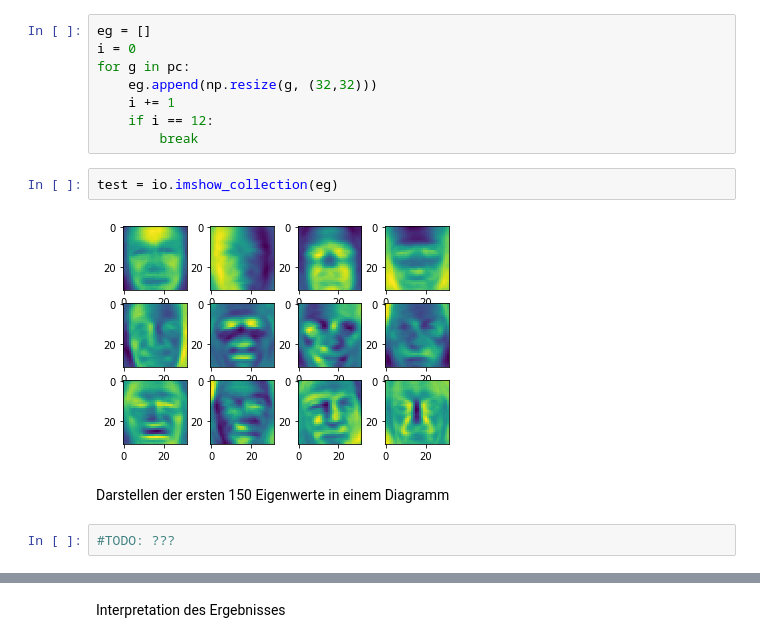
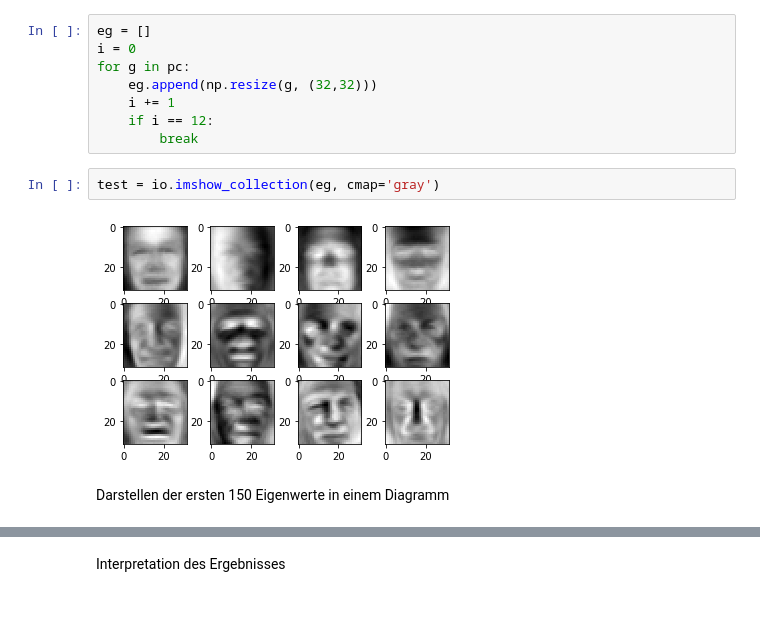
Before and after one commit to fa97ber/MachineLearning, a Jupyter notebook: ML/ML_02_02.ipynb, the cells around one changed output, grey strips where cells are left out. Drawn from its saved outputs; the diff is of its cells as text; blank space fills up the shorter version.

```diff
--- a/ML/ML_02_02.ipynb
+++ b/ML/ML_02_02.ipynb
@@ -207,10 +207,8 @@ for g in pc:
     if i == 12:
         break
 # %%
-test = io.imshow_collection(eg)
+test = io.imshow_collection(eg, cmap='gray')
 # %% [output]
-[figure, old version]
+[figure, new version]
 # %% [markdown]
 Darstellen der ersten 150 Eigenwerte in einem Diagramm
-# %%
-#TODO: ???
```
Also changed, not shown: parts of 6 cells of this notebook, 1 other file.
